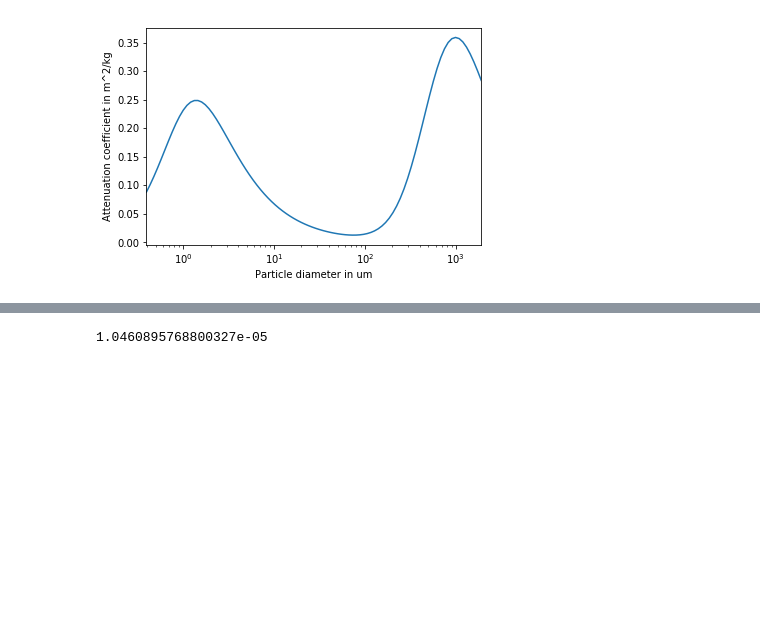
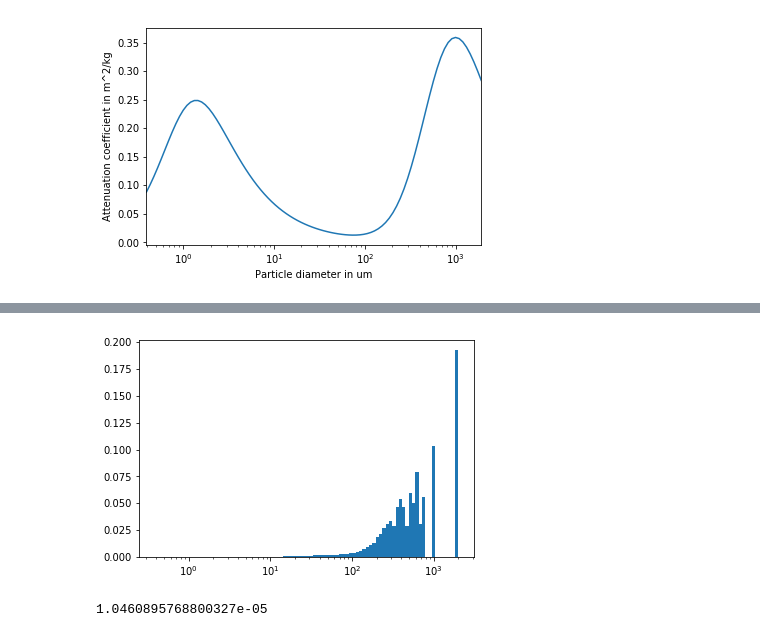
Before and after one commit to mdomanski-usgs/sediment-acoustic-notebooks, a Jupyter notebook: Attenuation calculations.ipynb, the cells around one changed output, grey strips where cells are left out. Drawn from its saved outputs; the diff is of its cells as text; code cells hidden in the pictures; blank space fills up the shorter version.

```diff
--- a/Attenuation calculations.ipynb
+++ b/Attenuation calculations.ipynb
@@ -68,3 +82,8 @@ bin_attenuation.sum()
+# %%
+_ = plt.bar(2*bin_edges[:-1]*1e6, bin_attenuation/bin_attenuation.sum(), 2*bin_widths*1e6, align='edge')
+plt.xscale('log')
+# %% [output]
+[figure, added]
 # %%
 from said.sedimentacousticdistribution import SedimentAcousticDistribution
 from said.sedimentsizedistribution import SedimentSizeDistribution
```
Also changed, not shown: parts of 6 cells of this notebook.
